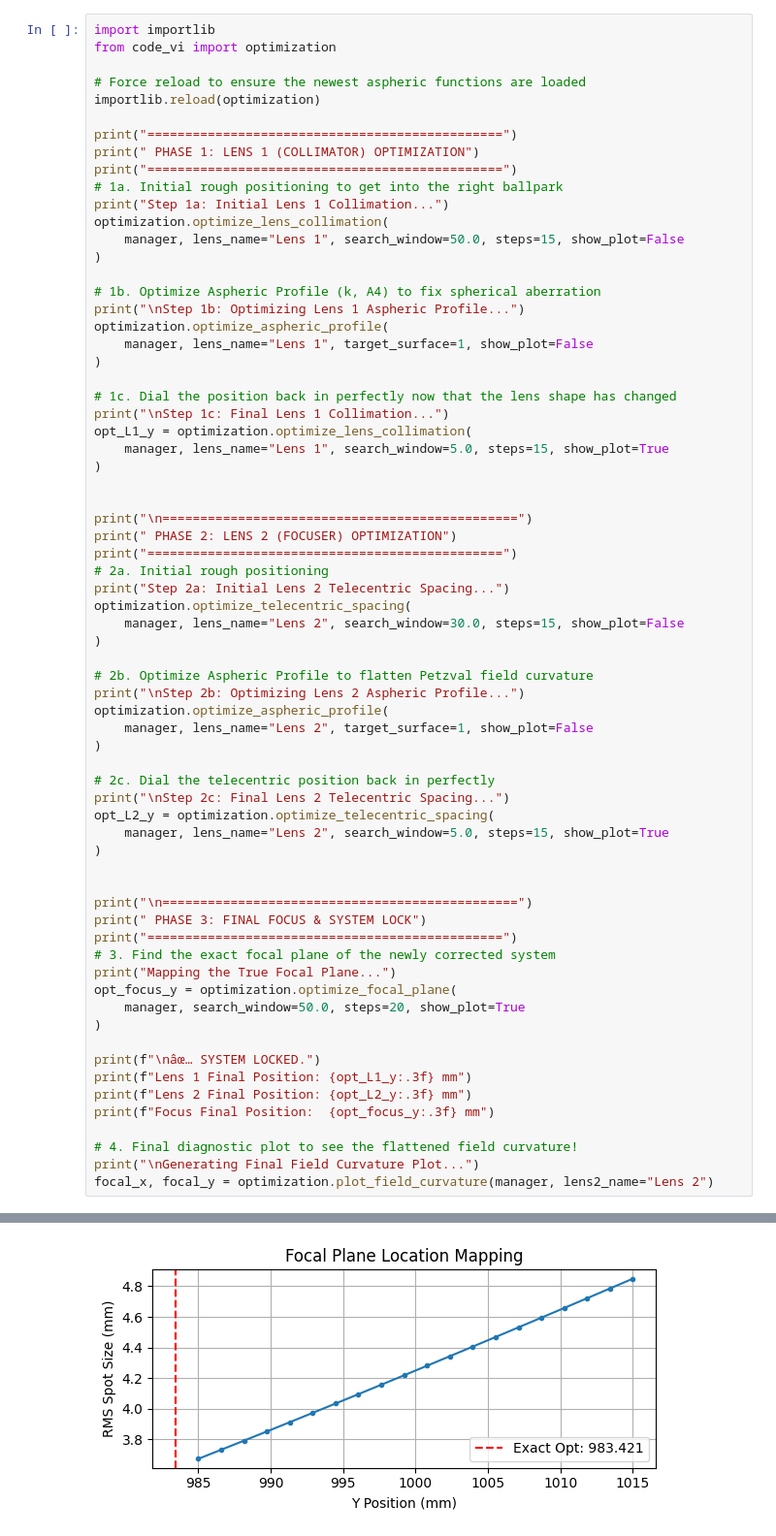
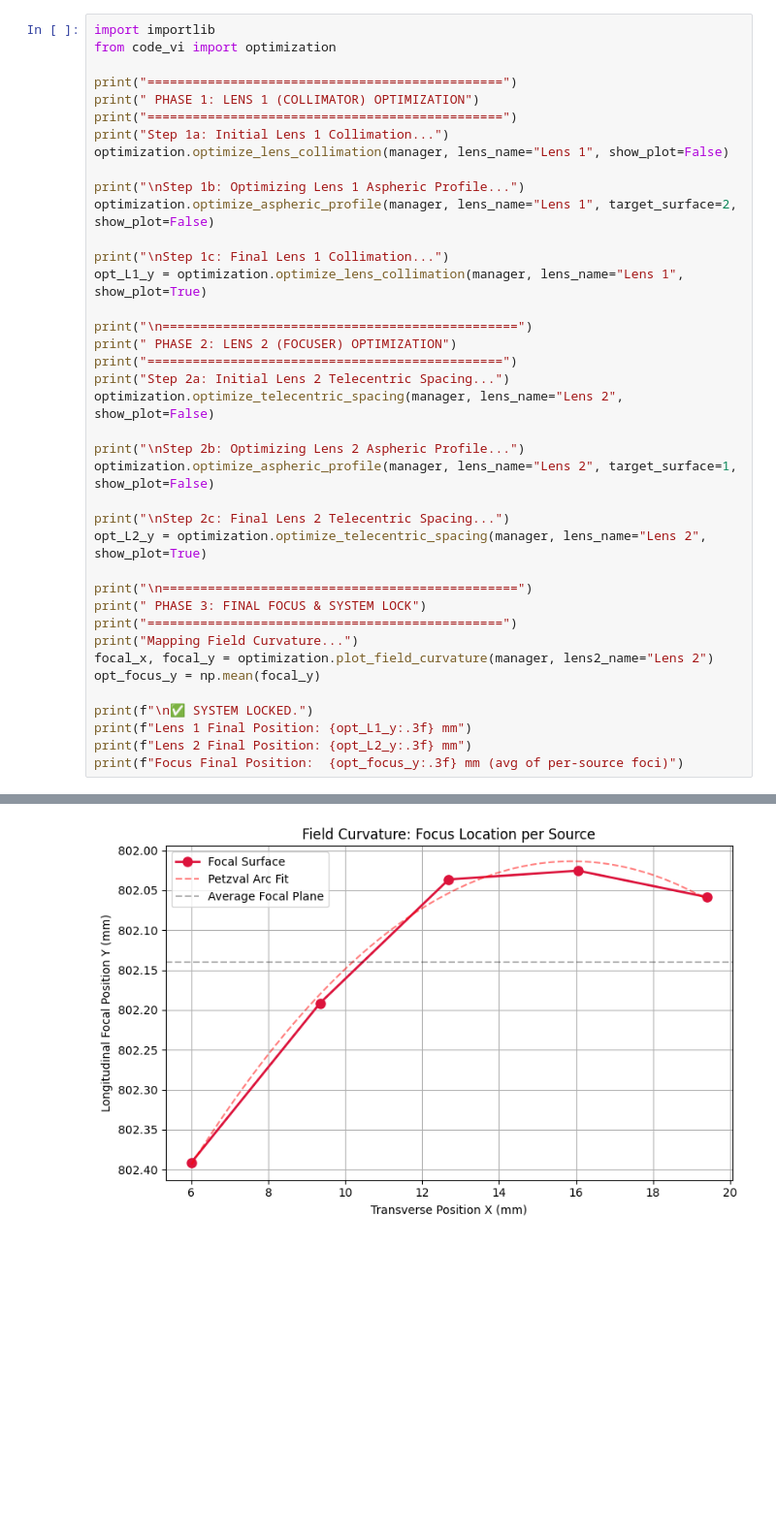
Before and after one commit to rrudzinsky/CODE-VI, a Jupyter notebook: optical_bench.ipynb, the cells around one changed output, grey strips where cells are left out. Shown at 97% size. Saved outputs shown, nothing was run; the diff lists cells and outputs as text; blank space fills up the shorter version.

```diff
--- a/optical_bench.ipynb
+++ b/optical_bench.ipynb
@@ -58,70 +61,41 @@ manager.add_element(lens2)
 import importlib
 from code_vi import optimization
 
-# Force reload to ensure the newest aspheric functions are loaded
-importlib.reload(optimization)
-
 print("===============================================")
 print(" PHASE 1: LENS 1 (COLLIMATOR) OPTIMIZATION")
 print("===============================================")
-# 1a. Initial rough positioning to get into the right ballpark
 print("Step 1a: Initial Lens 1 Collimation...")
-optimization.optimize_lens_collimation(
-    manager, lens_name="Lens 1", search_window=50.0, steps=15, show_plot=False
-)
+optimization.optimize_lens_collimation(manager, lens_name="Lens 1", show_plot=False)
 
-# 1b. Optimize Aspheric Profile (k, A4) to fix spherical aberration
 print("\nStep 1b: Optimizing Lens 1 Aspheric Profile...")
-optimization.optimize_aspheric_profile(
-    manager, lens_name="Lens 1", target_surface=1, show_plot=False
-)
+optimization.optimize_aspheric_profile(manager, lens_name="Lens 1", target_surface=2, show_plot=False)
 
-# 1c. Dial the position back in perfectly now that the lens shape has changed
 print("\nStep 1c: Final Lens 1 Collimation...")
-opt_L1_y = optimization.optimize_lens_collimation(
-    manager, lens_name="Lens 1", search_window=5.0, steps=15, show_plot=True
-)
-
+opt_L1_y = optimization.optimize_lens_collimation(manager, lens_name="Lens 1", show_plot=True)
 
 print("\n===============================================")
 print(" PHASE 2: LENS 2 (FOCUSER) OPTIMIZATION")
 print("===============================================")
-# 2a. Initial rough positioning
 print("Step 2a: Initial Lens 2 Telecentric Spacing...")
-optimization.optimize_telecentric_spacing(
-    manager, lens_name="Lens 2", search_window=30.0, steps=15, show_plot=False
-)
+optimization.optimize_telecentric_spacing(manager, lens_name="Lens 2", show_plot=False)
 
-# 2b. Optimize Aspheric Profile to flatten Petzval field curvature
 print("\nStep 2b: Optimizing Lens 2 Aspheric Profile...")
-optimization.optimize_aspheric_profile(
-    manager, lens_name="Lens 2", target_surface=1, show_plot=False
-)
+optimization.optimize_aspheric_profile(manager, lens_name="Lens 2", target_surface=1, show_plot=False)
 
-# 2c. Dial the telecentric position back in perfectly
 print("\nStep 2c: Final Lens 2 Telecentric Spacing...")
-opt_L2_y = optimization.optimize_telecentric_spacing(
-    manager, lens_name="Lens 2", search_window=5.0, steps=15, show_plot=True
-)
-
+opt_L2_y = optimization.optimize_telecentric_spacing(manager, lens_name="Lens 2", show_plot=True)
 
 print("\n===============================================")
 print(" PHASE 3: FINAL FOCUS & SYSTEM LOCK")
 print("===============================================")
-# 3. Find the exact focal plane of the newly corrected system
-print("Mapping the True Focal Plane...")
-opt_focus_y = optimization.optimize_focal_plane(
-    manager, search_window=50.0, steps=20, show_plot=True
-)
+print("Mapping Field Curvature...")
+focal_x, focal_y = optimization.plot_field_curvature(manager, lens2_name="Lens 2")
+opt_focus_y = np.mean(focal_y)
 
-print(f"\nâœ… SYSTEM LOCKED.")
+print(f"\n✅ SYSTEM LOCKED.")
 print(f"Lens 1 Final Position: {opt_L1_y:.3f} mm")
 print(f"Lens 2 Final Position: {opt_L2_y:.3f} mm")
-print(f"Focus Final Position:  {opt_focus_y:.3f} mm")
-
-# 4. Final diagnostic plot to see the flattened field curvature!
-print("\nGenerating Final Field Curvature Plot...")
-focal_x, focal_y = optimization.plot_field_curvature(manager, lens2_name="Lens 2")
+print(f"Focus Final Position:  {opt_focus_y:.3f} mm (avg of per-source foci)")
 # %% [output]
 ===============================================
  PHASE 1: LENS 1 (COLLIMATOR) OPTIMIZATION
@@ -162 +144 @@ Mapping the True Focal Plane...
-[figure, old version]
+[figure, new version]
```
Also changed, not shown: parts of 3 cells of this notebook, 2 other files.
